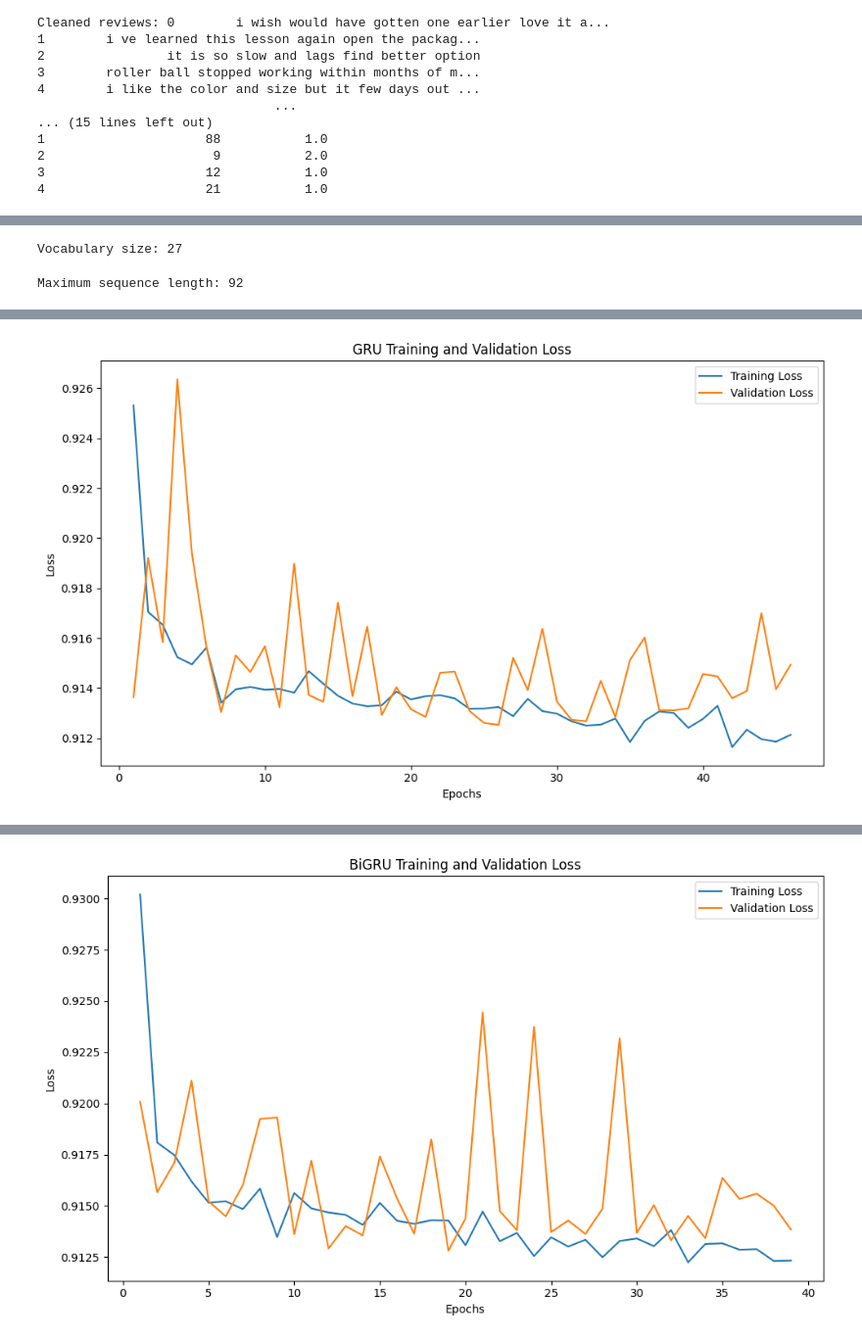
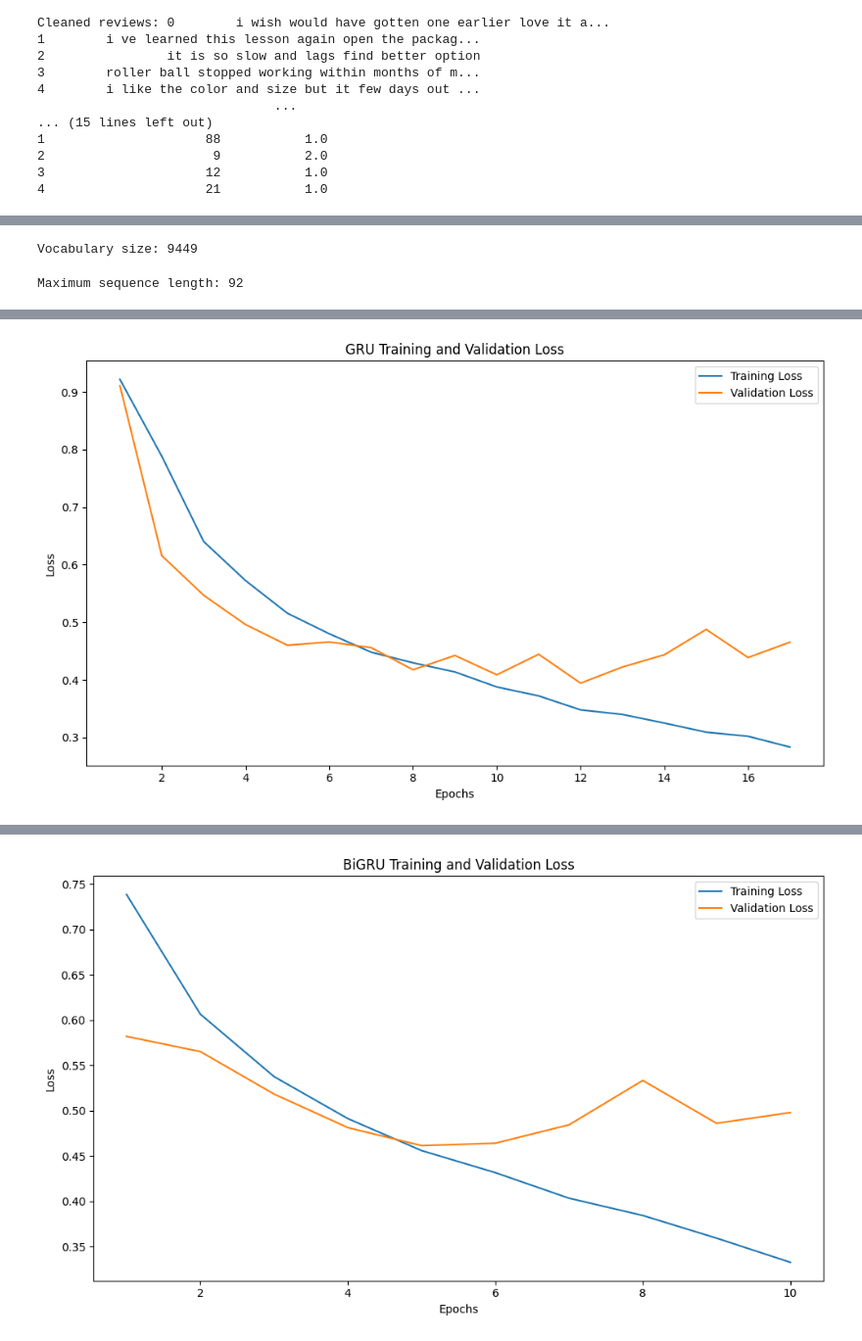
Before and after one commit to net-runner/wsei-nlp-and-generative-models, a Jupyter notebook: RNN_NLP_2.ipynb, the cells around one changed output, grey strips where cells are left out. Shown: that part at 98% size. Drawn from its saved outputs; the diff is of its cells as text; code cells hidden in the pictures.

```diff
--- a/RNN_NLP_2.ipynb
+++ b/RNN_NLP_2.ipynb
@@ -181,19 +182,24 @@ label_encoder = LabelEncoder()
 df['encoded_sentiment'] = label_encoder.fit_transform(df['sentiments'])
 # %%
 # Budowa słownika
-def build_vocab(texts):
-    word_set = set()
+def build_vocab(texts, max_vocab_size=10000):
+    word_counts = Counter()
     for text in texts:
-        for word in text.split():
-            word_set.add(word)
-    word_to_idx = {word: i+1 for i, word in enumerate(word_set)}  # 0 is reserved for padding
+        tokens = word_tokenize(text)
+        for word in tokens:
+            word_counts[word.lower()] += 1
+
+    most_common_words = [word for word, _ in word_counts.most_common(max_vocab_size - 1)]
+    most_common_words.append('<UNK>')
+
+    word_to_idx = {word: i + 1 for i, word in enumerate(most_common_words)}
     return word_to_idx
 
-word_to_idx = build_vocab(processed_string)
+word_to_idx = build_vocab(processed_text_array)
 vocab_size = len(word_to_idx) + 1  # +1 for padding
 print(f"Vocabulary size: {vocab_size}")
 # %% [output]
-Vocabulary size: 27
+Vocabulary size: 9449
 # %%
 # Convert text to sequences of indices
 def text_to_sequence(text, word_to_idx, max_length=None):
@@ -421,8 +427,8 @@ embedding_dim = 100
 hidden_dim = 128
 output_dim = len(label_encoder.classes_)
 learning_rate = 0.001
-n_epochs = 100
-patience = 20
+n_epochs = 60
+patience = 5
 
 # List of models to train
 models = {
@@ -544,2 +550,2 @@ weighted avg       0.66      0.55      0.39      2601
-[figure, old version]
+[figure, new version]
 Training BiGRU...
@@ -562,4 +568,4 @@ weighted avg       0.66      0.55      0.39      2601
-[figure, old version]
+[figure, new version]
 # %%
 # Porównanie modeli
 
```
Also changed, not shown: parts of 4 cells of this notebook, 10 other files.
